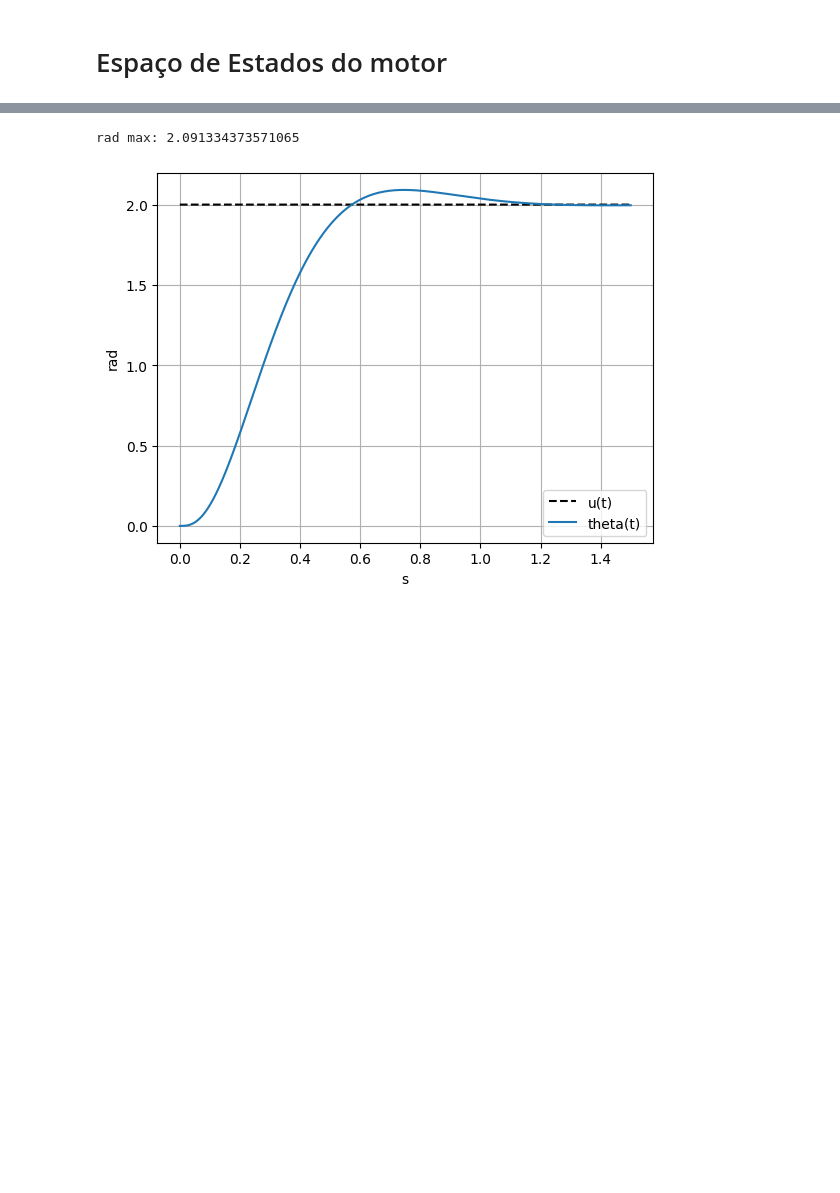
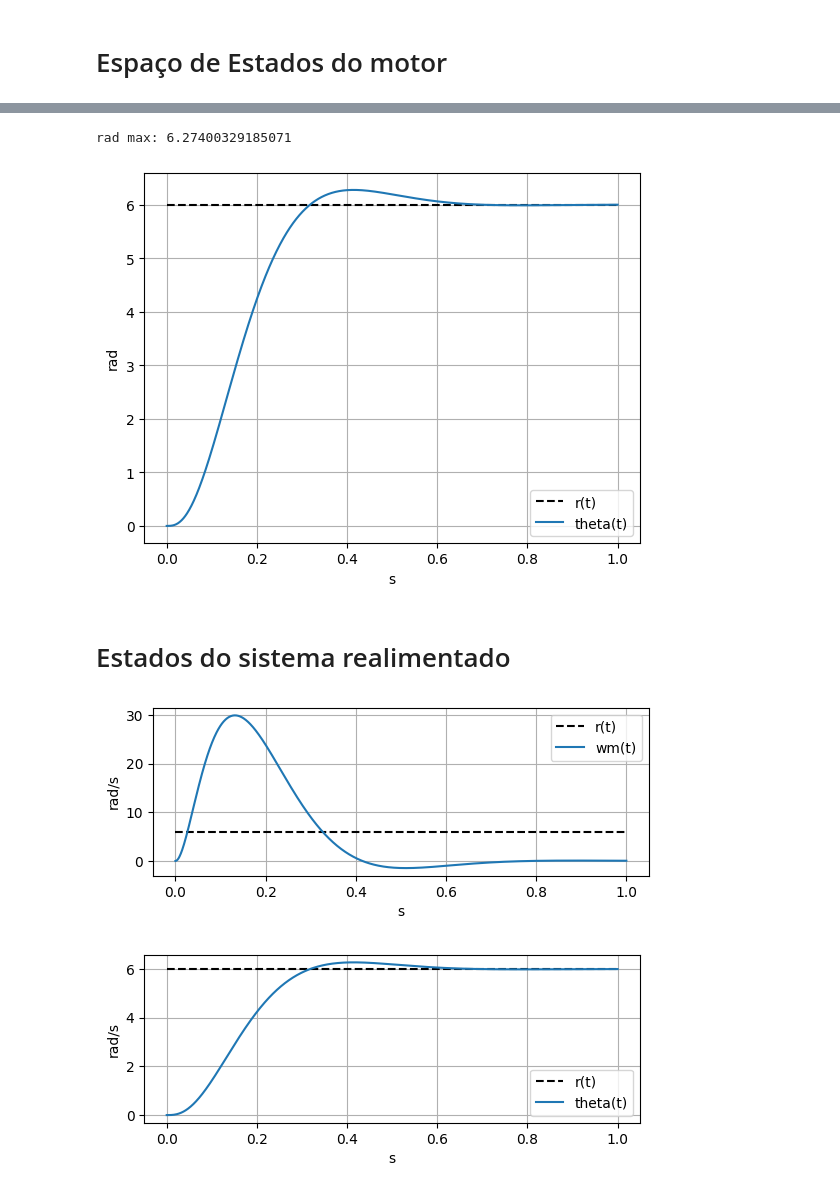
Before and after one commit to andrevale99/FMPSE_EGM0017, a Jupyter notebook: ControleSS/main.ipynb, the cells around one changed output, grey strips where cells are left out. Saved outputs shown, nothing was run; the diff lists cells and outputs as text; code cells hidden in the pictures; blank space fills up the shorter version.

```diff
--- a/ControleSS/main.ipynb
+++ b/ControleSS/main.ipynb
@@ -185,7 +189,18 @@ t,y,x = signal.lsim(sys, U=u, T=timeVect)
 
 print(f'rad max: {np.max(y)}')
 
-plotTheta(timeVect,u,y)
+plotData(timeVect,u,y, ['s','rad'], ['r(t)','theta(t)'])
 # %% [output]
-rad max: 2.091334373571065
+rad max: 6.27400329185071
-[figure, old version]
+[figure, new version]
+# %% [markdown]
+# Estados do sistema realimentado
+# %%
+plt.subplot(211)
+plotData(t, u, x[:,0], ['s','rad/s'], ['r(t)','wm(t)'])
+
+plt.subplot(212)
+plotData(t, u, x[:,1], ['s','rad/s'], ['r(t)','theta(t)'])
+# %% [output]
+[figure, added]
+[figure, added]
```
Also changed, not shown: parts of 8 cells of this notebook.
